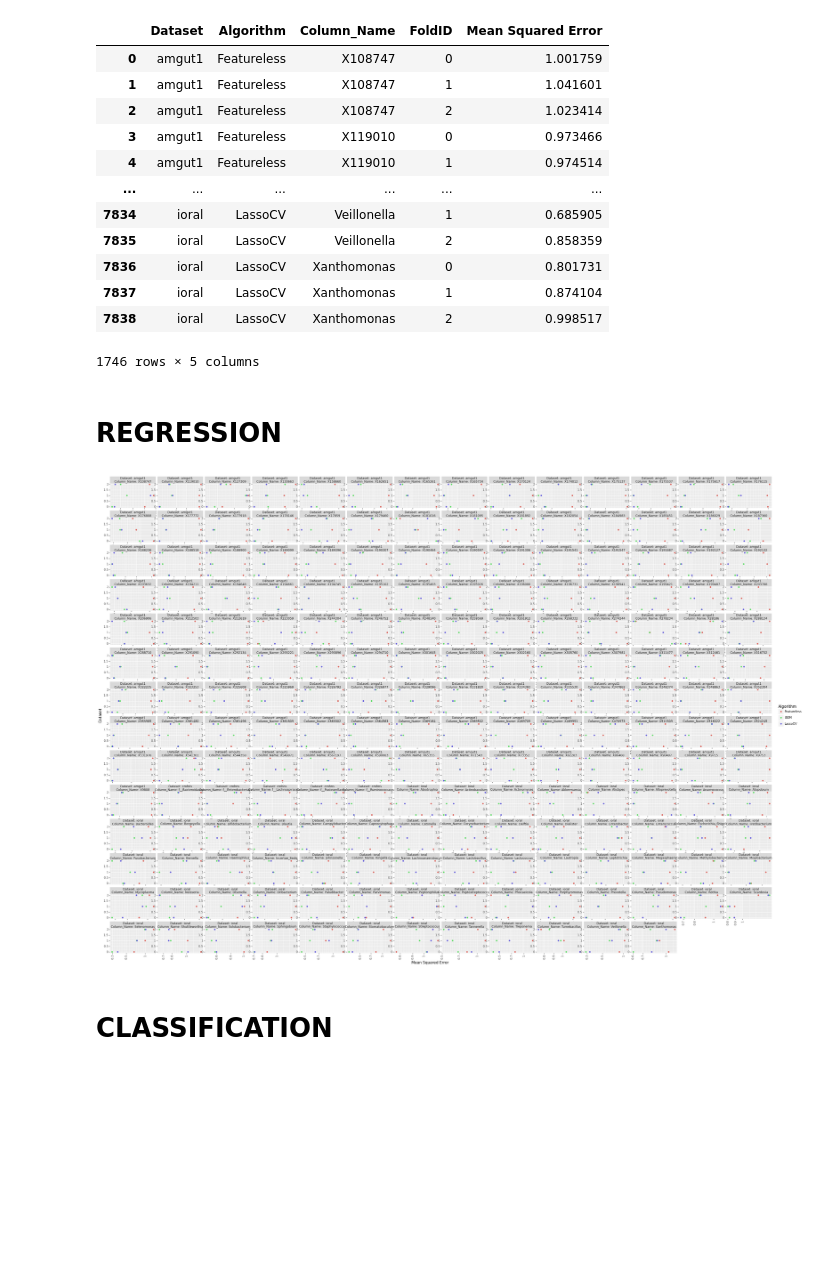
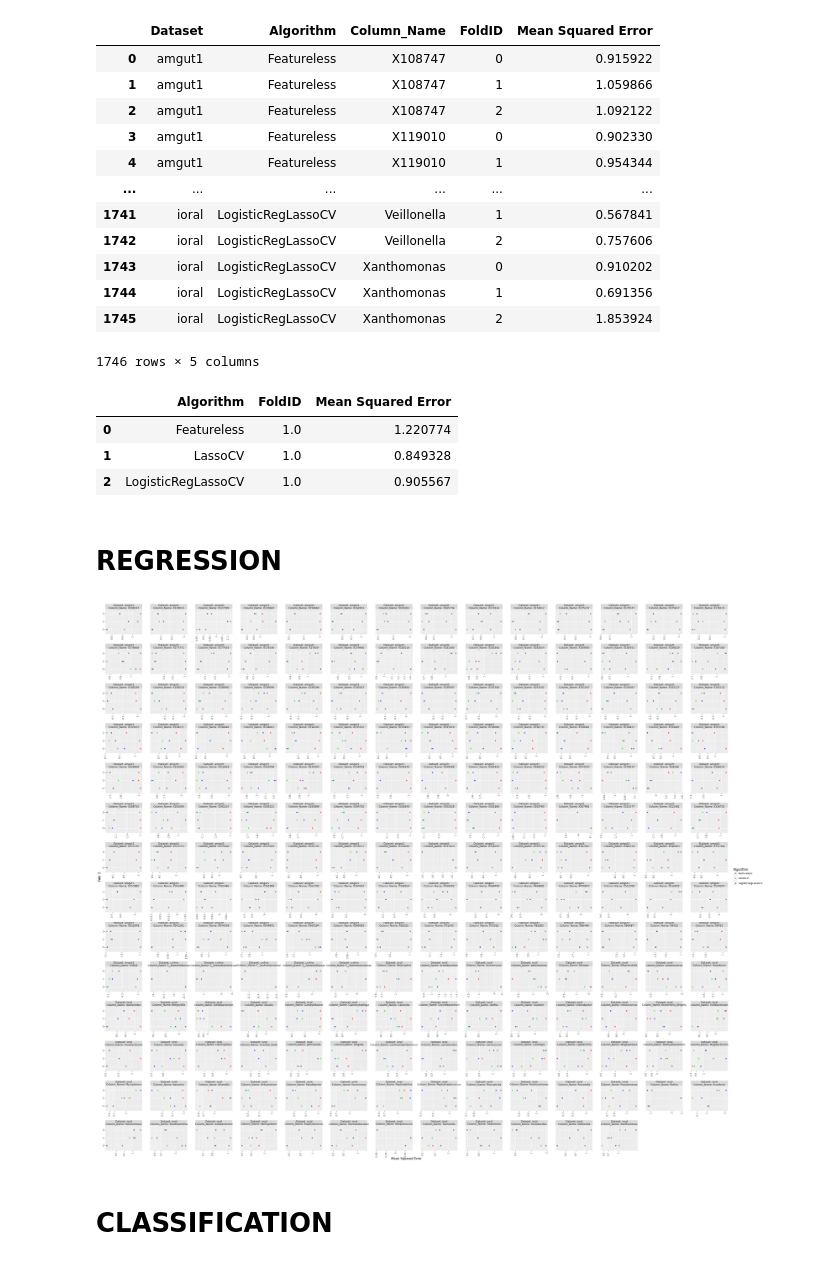
Before and after one commit to EngineerDanny/CS685-Microbe-Network-Research-Code, a Jupyter notebook: reproduce/results/plot_results.ipynb, the cells around one changed output. Drawn from its saved outputs; the diff is of its cells as text; code cells hidden in the pictures; blank space fills up the shorter version.

Commit message:
Add classifier_reg_script.py and classifier_reg_params.py changes

```diff
--- a/reproduce/results/plot_results.ipynb
+++ b/reproduce/results/plot_results.ipynb
@@ -40,44 +44,54 @@ time = "2024-02-04_22:36" # classifier_reg
 time = "2024-02-05_10:50" # reg
 time = "2024-02-05_12:00" # reg
 time = "2024-02-05_22:08" # reg
-
+time = "2024-02-06_11:56" # classifier_reg
+time = "2024-02-06_14:07" # classifier_reg
+# time = "2024-02-06_14:55" # classifier_reg
+# time = "2024-02-06_15:08" # classifier_reg
+time = "2024-02-06_15:45" # classifier_reg
 
 
 df = pd.read_csv(f"/projects/genomic-ml/da2343/ml_project_1/reproduce/results/{time}_results.csv")
 df = df.drop(columns=['Index of Predicted Column'])
 df = df.rename(columns={'Predicted Column Name': 'Column_Name'})
 df = df.groupby(['Dataset', 'Algorithm', 'Column_Name', 'FoldID']).mean().reset_index()
-
-df = df[(df['Dataset'] == "amgut1") | (df['Dataset'] == "crohns") | (df['Dataset'] == "ioral")]
+# df = df[(df['Dataset'] == "amgut1") | (df['Dataset'] == "crohns") | (df['Dataset'] == "ioral")]
+# df = df[(df['Dataset'] == "crohns")]
 df
 # %% [output]
 |  | Dataset | Algorithm | Column_Name | FoldID | Mean Squared Error |
-| 0 | amgut1 | Featureless | X108747 | 0 | 1.001759 |
-| 1 | amgut1 | Featureless | X108747 | 1 | 1.041601 |
-| 2 | amgut1 | Featureless | X108747 | 2 | 1.023414 |
-| 3 | amgut1 | Featureless | X119010 | 0 | 0.973466 |
-| 4 | amgut1 | Featureless | X119010 | 1 | 0.974514 |
+| 0 | amgut1 | Featureless | X108747 | 0 | 0.915922 |
+| 1 | amgut1 | Featureless | X108747 | 1 | 1.059866 |
+| 2 | amgut1 | Featureless | X108747 | 2 | 1.092122 |
+| 3 | amgut1 | Featureless | X119010 | 0 | 0.902330 |
+| 4 | amgut1 | Featureless | X119010 | 1 | 0.954344 |
 | ... | ... | ... | ... | ... | ... |
-| 7834 | ioral | LassoCV | Veillonella | 1 | 0.685905 |
-| 7835 | ioral | LassoCV | Veillonella | 2 | 0.858359 |
-| 7836 | ioral | LassoCV | Xanthomonas | 0 | 0.801731 |
-| 7837 | ioral | LassoCV | Xanthomonas | 1 | 0.874104 |
-| 7838 | ioral | LassoCV | Xanthomonas | 2 | 0.998517 |
+| 1741 | ioral | LogisticRegLassoCV | Veillonella | 1 | 0.567841 |
+| 1742 | ioral | LogisticRegLassoCV | Veillonella | 2 | 0.757606 |
+| 1743 | ioral | LogisticRegLassoCV | Xanthomonas | 0 | 0.910202 |
+| 1744 | ioral | LogisticRegLassoCV | Xanthomonas | 1 | 0.691356 |
+| 1745 | ioral | LogisticRegLassoCV | Xanthomonas | 2 | 1.853924 |
 1746 rows × 5 columns
+# %%
+df = df.groupby(['Algorithm']).mean().reset_index()
+df
+# %% [output]
+|  | Algorithm | FoldID | Mean Squared Error |
+| 0 | Featureless | 1.0 | 1.220774 |
+| 1 | LassoCV | 1.0 | 0.849328 |
+| 2 | LogisticRegLassoCV | 1.0 | 0.905567 |
 # %% [markdown]
 # REGRESSION
 # %%
-
 p = ggplot(df)
-p = p + geom_point(aes(x="Mean Squared Error", y="FoldID", color="Algorithm"))
-p = p + facet_wrap("~ Dataset + Column_Name", scales="free", labeller='label_both')
-p = p + labs(y="Dataset")
-p = p + theme(axis_text_x=element_text(angle=90))
-p = p + theme(figure_size=(35, 25))
+p = p + geom_point(aes(x="Mean Squared Error", y="factor(FoldID)", color="Algorithm"))
+p = p + facet_wrap("~ Dataset + Column_Name", scales="free_x", labeller='label_both')
+p = p + labs(x = "Mean Squared Error", y="FoldID")
+p = p + theme(axis_text_x=element_text(angle=90), panel_spacing=0.4, figure_size=(40, 35))
 p = p + scale_x_log10()
 print(p)
 # %% [output]
-[figure, old version]
+[figure, new version]
 # %%
 p.save(filename = "plot.png", dpi=3000)
 # %% [markdown]
```
Also changed, not shown: parts of 1 cell of this notebook, 4 other files.
